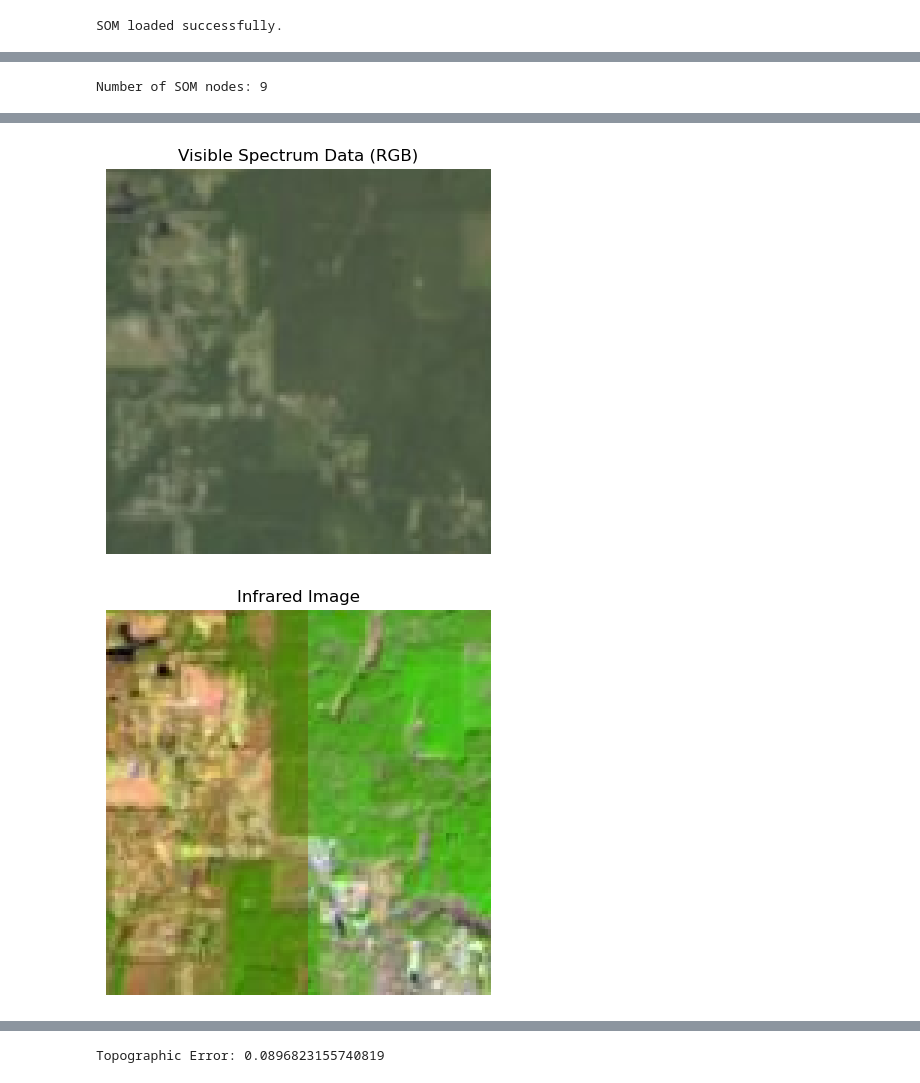
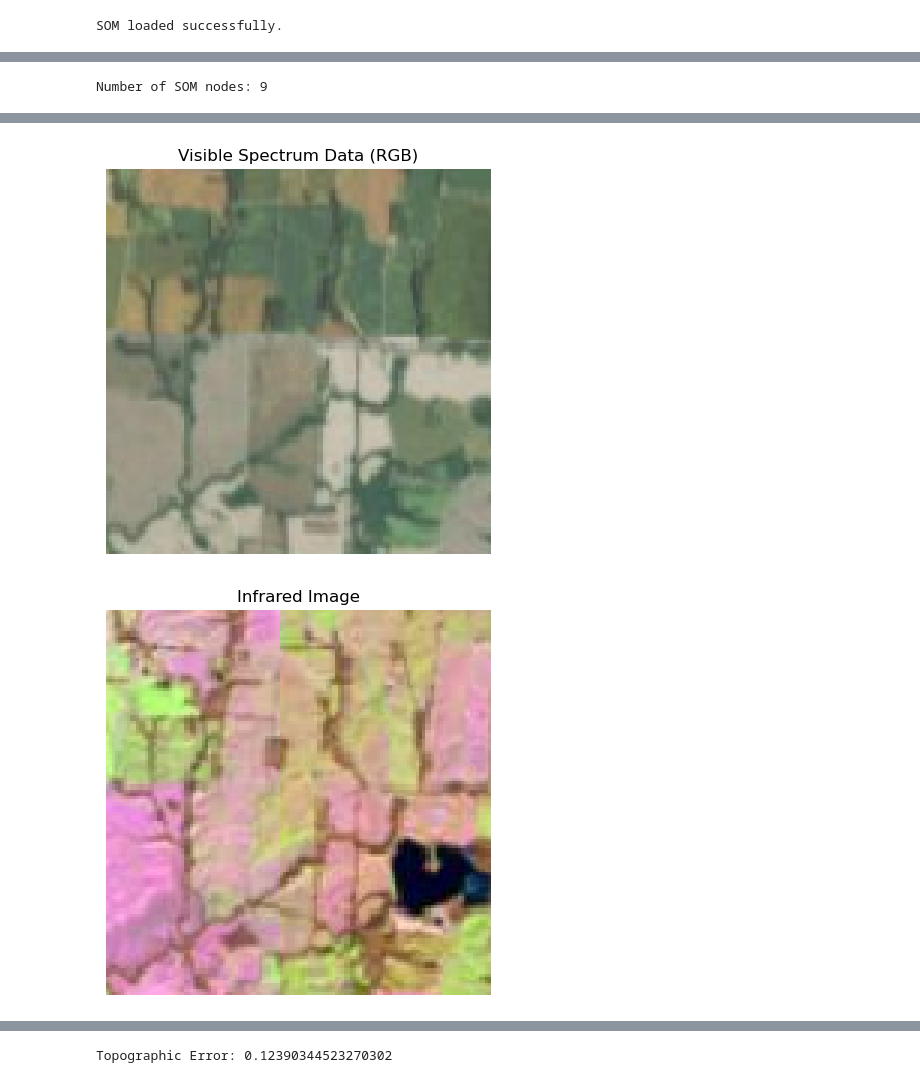
Before and after one commit to tague-carlyon/SOMproject, a Jupyter notebook: som.ipynb, the cells around one changed output, grey strips where cells are left out. Drawn from its saved outputs; the diff is of its cells as text; code cells hidden in the pictures.

```diff
--- a/som.ipynb
+++ b/som.ipynb
@@ -52,7 +53,7 @@ input_length = image_features
 
 # Spread of the neighborhood function, needs to be adequate to the dimensions
 # of the map. (rows/columns minus 1 usually)
-sigma = 0.7
+sigma = .57
 
 # initial learning rate (at the iteration t we have learning_rate(t) =
 # learning_rate / (1 + t/T) where T is #num_iteration/2)
@@ -175,7 +176,7 @@ KeyboardInterrupt:
 # 20
 # 25
 # 26
-patch_to_inspect = 15 # grabbing indices from SOM
+patch_to_inspect = 26 # grabbing indices from SOM
 
 # create an empty dictionary using the rows and columns of SOM
 keys = [i for i in product(range(som_grid_rows), range(som_grid_columns))]
@@ -259,6 +260,75 @@ plt.colorbar(cmap="gray")
 plt.axis("off")  # Turn off axis for better visualization
 plt.show()
 
+# Plot the tree cover percentage as a grayscale image
+plt.figure(figsize=(5, 5))
+tree_cover_image = data[patch_to_inspect, :, :, 0]  # Assuming band 0 corresponds to tree cover percentage
+plt.imshow(tree_cover_image, cmap="Greens", interpolation="nearest")
+plt.title("Tree Cover Percentage")
+plt.colorbar(label="Percentage")
+plt.axis("off")  # Turn off axis for better visualization
+plt.show()
+
 # pearson correlation
+
+# Initialize an array to store Pearson correlation coefficients
+correlation_image = np.zeros((image_height, image_width))
+
+# Iterate through each pixel in the patch
+for row in range(image_height):
+    for col in range(image_width):
+        # Get the sample data for the current pixel
+        sample = data[patch_to_inspect, row, col, :]
+
+        # Get the corresponding SOM node for the current pixel
+        node_position = som.winner(sample)
+        node_weights = som.get_weights()[node_position]
+
+        # Compute the Pearson correlation coefficient
+        correlation, _ = pearsonr(sample, node_weights)
+        correlation_image[row, col] = correlation
+
+# Plot the Pearson correlation image
+plt.figure(figsize=(5, 5))
+plt.imshow(correlation_image, cmap="coolwarm", interpolation="nearest")
+plt.colorbar(label="Pearson Correlation")
+plt.title("Pearson Correlation Image")
+plt.axis("off")
+plt.show()
+
+# Initialize an array to store distances from the reference node
+distance_image = np.zeros((image_height, image_width))
+
+# Iterate through each pixel in the patch
+for row in range(image_height):
+    for col in range(image_width):
+        # Get the sample data for the current pixel
+        sample = data[patch_to_inspect, row, col, :]
+
+        # Get the corresponding SOM node for the current pixel
+        node_position = som.winner(sample)
+        node_weights = som.get_weights()[node_position]
+
+        # Compute the Euclidean distance between the sample and the node weights
+        distance = np.linalg.norm(sample - node_weights)
+        distance_image[row, col] = distance
+
+# Plot the distance image
+plt.figure(figsize=(5, 5))
+plt.imshow(distance_image, cmap="viridis", interpolation="nearest")
+plt.colorbar(label="Distance from Reference Node")
+plt.title("Distance Image")
+plt.axis("off")
+plt.show()
+
+alpha_map = distance_image * abs(correlation_image)
+alpha_map = alpha_map / np.max(alpha_map)  # Normalize to [0, 1] range
+# Plot the classification map with alpha blending
+plt.figure(figsize=(5, 5))
+plt.imshow(image_clusters, interpolation="nearest", alpha=alpha_map)
+plt.title("Classification Map with Alpha Blending")
+plt.axis("off")  # Turn off axis for better visualization
+plt.colorbar(label="cluster labels")
+plt.show()
 # %% [output]
 Number of SOM nodes: 9
@@ -266,2 +336,2 @@ Number of SOM nodes: 9
-[figure, old version]
+[figure, new version]
-[figure, old version]
+[figure, new version]
@@ -278,4 +352,4 @@ print(f"Topographic Error: {topoError}")
 
 # vary learning rate and sigma values those are the most important
 # %% [output]
-Topographic Error: 0.0896823155740819
+Topographic Error: 0.12390344523270302
```
Also changed, not shown: parts of 4 cells of this notebook.
